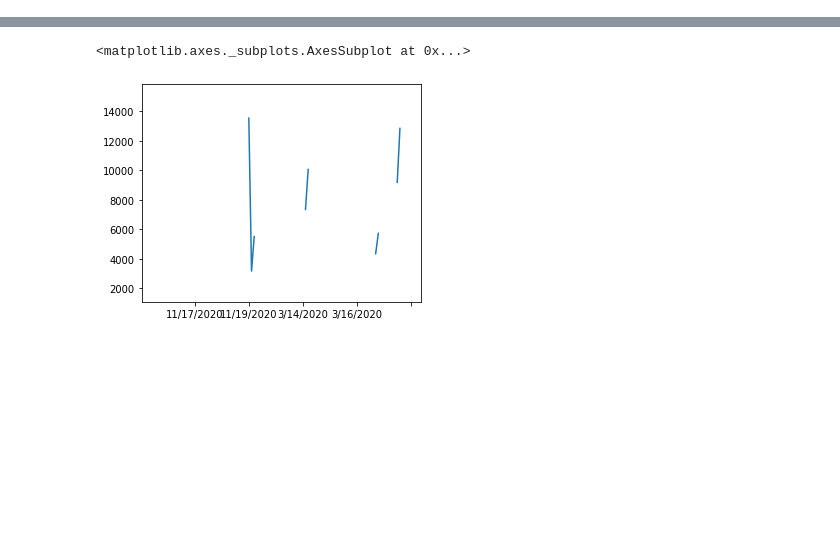
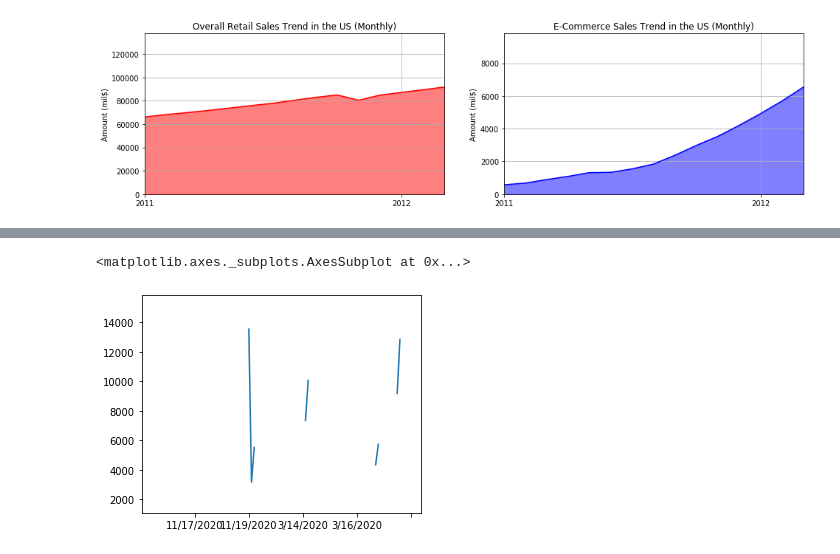
Before and after one commit to jeffhoffmanmba/Project1_eCommerce_Trends, a Jupyter notebook: China_Germany_othr_globe_final/Resources/china.ipynb, the cells around one changed output, grey strips where cells are left out. Saved outputs shown, nothing was run; the diff lists cells and outputs as text; code cells hidden in the pictures; blank space fills up the shorter version.

```diff
--- a/China_Germany_othr_globe_final/Resources/china.ipynb
+++ b/China_Germany_othr_globe_final/Resources/china.ipynb
@@ -46,3 +40,0 @@ China_data_df.head()
-# %%
-China_data_df.dropna(how='all', inplace=True)
-China_data_df.head()
@@ -59,0 +41,4 @@ TypeError: Only valid with DatetimeIndex, TimedeltaIndex or PeriodIndex, but got
+# %%
+# Calculate Global retail E-Commerce Sales vs Global GDP growth
+China_data_df["Global E-Commerce Share(%)"] = China_data_df.iloc[:, 1] / China_data_df.iloc[:, 3] * 100
+China_data_df["Global E-Commerce Share(%)"].head()
@@ -59,0 +52,4 @@ TypeError: Only valid with DatetimeIndex, TimedeltaIndex or PeriodIndex, but got
+# %%
+#Split M/D/Y into Years
+China_data_df[["Month", "Day", "Year"]] = China_data_df["Month/Date"].str.split("/", expand=True)
+China_data_df.head()
@@ -59,0 +63,36 @@ TypeError: Only valid with DatetimeIndex, TimedeltaIndex or PeriodIndex, but got
+# %%
+
+# Plot retail and e-commerce sales line charts for 10 years
+x_axis = China_data_df.loc[:, "Month/Date"]
+x_label = list(China_data_df.loc[:, "Year"].unique())
+x_label.insert(2010, 2030)
+
+y_axis_r = China_data_df.loc[:, "Global GDP (billion $US dollars)"]
+y_axis_e = China_data_df.loc[:, "Global retail e-commerce sales (in billion $US dollars)"]
+
+fig, (ax1, ax2) = plt.subplots(1, 2, figsize=(16, 4))
+
+ax1.plot(x_axis, y_axis_r, color = "r")
+ax1.set_title("Overall Retail Sales Trend in the US (Monthly)")
+ax1.set_ylabel("Amount (mil$)")
+ax1.set_xlim(x_axis.head(1), x_axis.tail(1))
+ax1.set_ylim(0, y_axis_r.max()*1.5)
+ax1.grid()
+ax1.fill_between(x_axis, y_axis_r, color = "r", alpha = 0.5)
+ax1.set_xticks(x_axis)
+
+ax1.xaxis.set_major_locator(MultipleLocator(12))
+ax1.set_xticklabels(x_label, minor = False)
+
+ax2.plot(x_axis, y_axis_e, color = "b")
+ax2.set_title("E-Commerce Sales Trend in the US (Monthly)")
+ax2.set_ylabel("Amount (mil$)")
+ax2.set_xlim(x_axis.head(1), x_axis.tail(1))
+ax2.set_ylim(0, y_axis_e.max()*1.5)
+ax2.grid()
+ax2.fill_between(x_axis, y_axis_e, color = "b", alpha = 0.5)
+ax2.xaxis.set_major_locator(MultipleLocator(12))
+ax2.set_xticklabels(x_label, minor = False)
+plt.show()
+# %% [output]
+[figure, added]
```
Also changed, not shown: parts of 7 cells of this notebook, 4 other files.
